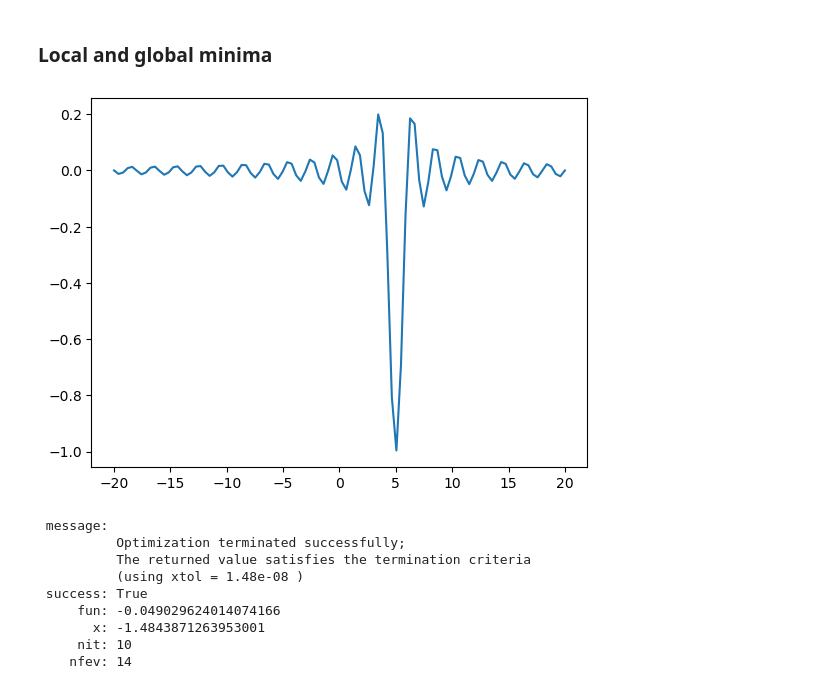
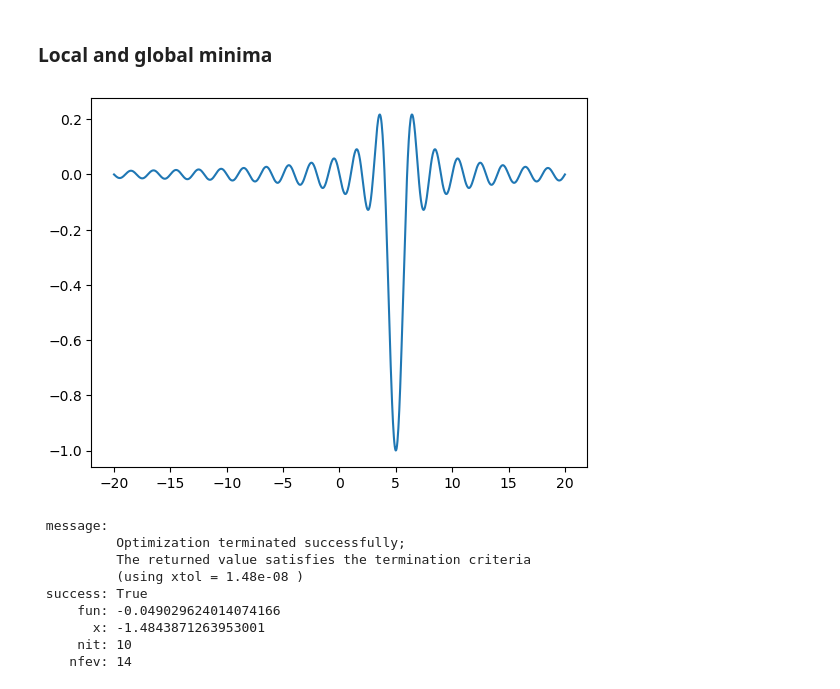
Before and after one commit to lorenzorizzi17/LaboratoryOfComputationalPhysics_Y7, a Jupyter notebook: 09_Algorithms.ipynb, the cells around one changed output. Saved outputs shown, nothing was run; the diff lists cells and outputs as text; code cells hidden in the pictures.

```diff
--- a/09_Algorithms.ipynb
+++ b/09_Algorithms.ipynb
@@ -186,11 +184,11 @@ optimize.minimize_scalar(f, method='bounded', bounds=[0, 6])
 # %%
 def f(x, offset):
     return -np.sinc(x-offset)
 
-x = np.linspace(-20, 20, 100)
+x = np.linspace(-20, 20, 1000)
 plt.plot(x, f(x, 5));
 # %% [output]
-[figure, old version]
+[figure, new version]
 # %%
 # note how additional function arguments are passed in
 solution = optimize.minimize_scalar(f, args=(5,))
```
Also changed, not shown: parts of 5 cells of this notebook, 4 other files.
